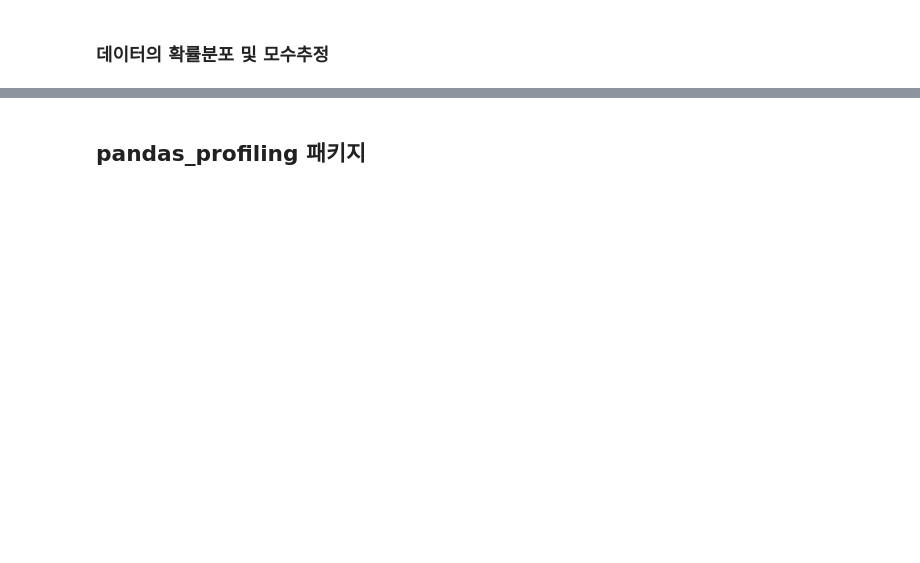
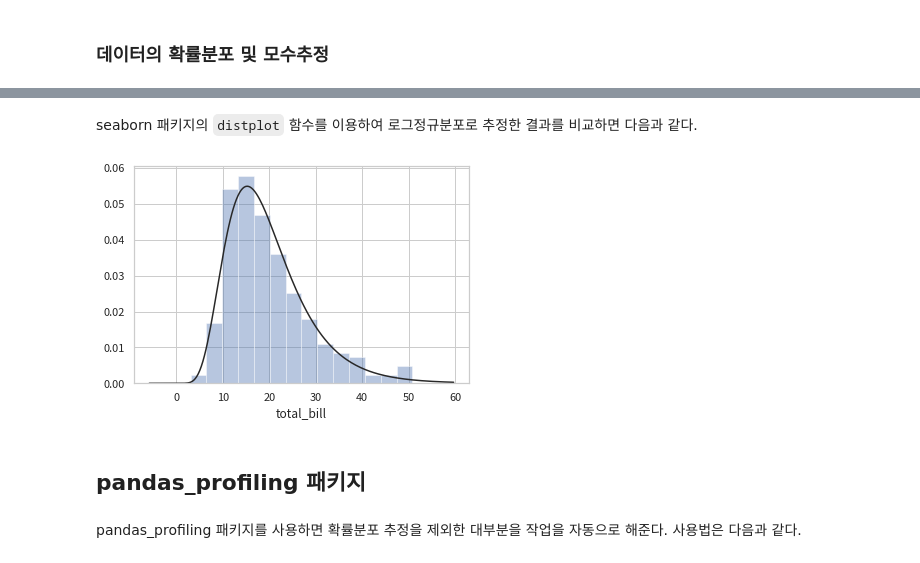
Before and after one commit to datascienceschool/book_data_analysis, a Jupyter notebook: _sources/ch02/02_08.ipynb, the cells around one changed output, grey strips where cells are left out. Drawn from its saved outputs; the diff is of its cells as text; code cells hidden in the pictures; blank space fills up the shorter version.

```diff
--- a/_sources/ch02/02_08.ipynb
+++ b/_sources/ch02/02_08.ipynb
@@ -154,5 +220,16 @@ plt.show()
+# %% [markdown]
+seaborn 패키지의 `distplot` 함수를 이용하여 로그정규분포로 추정한 결과를 비교하면 다음과 같다.
+# %%
+from scipy.stats import lognorm
+
+sns.distplot(tips.total_bill, fit=lognorm, kde=False)
+plt.show()
+# %% [output]
+[figure, added]
 # %% [markdown]
 ## pandas_profiling 패키지
+# %% [markdown]
+pandas_profiling 패키지를 사용하면 확률분포 추정을 제외한 대부분을 작업을 자동으로 해준다. 사용법은 다음과 같다.
 # %%
 from pandas_profiling import ProfileReport
 
```
Also changed, not shown: parts of 9 cells of this notebook, 5 other files.
